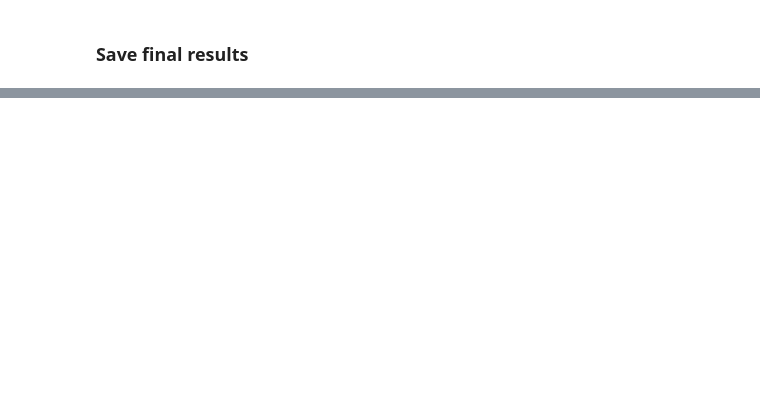
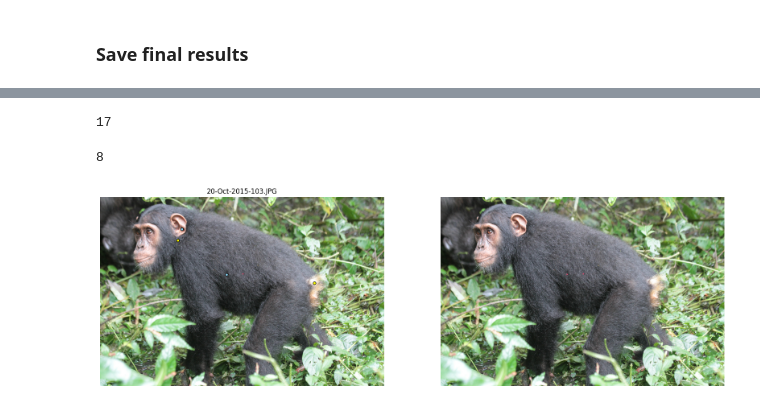
Before and after one commit to jbrandinger/chimpanzee-size-estimation, a Jupyter notebook: final_pipeline.ipynb, the cells around one changed output, grey strips where cells are left out. Cells and saved outputs as stored; diff of their text form; code cells hidden in the pictures; blank space fills up the shorter version.

Commit message:
run pipeline with new laser detection

```diff
--- a/final_pipeline.ipynb
+++ b/final_pipeline.ipynb
@@ -276,0 +349,42 @@ Updated data saved to ../data/perfect.json
+# %%
+len(ims)
+# %% [output]
+17
+# %%
+len(ims_above_50)
+# %% [output]
+8
+# %%
+def draw_dots(points, ax, color):
+    ax.scatter(points[:, 0], points[:, 1], color=color, s=25, edgecolor='black')
+# %%
+idx = 2
+import matplotlib.pyplot as plt
+fig, axs = plt.subplots(1, 2, figsize=(20, 10))
+axs = axs.flatten()
+
+image_name = ims_above_50[idx]
+info = image_data[image_name]
+
+image_path = os.path.join(image_folder, image_name)
+# load image
+img = cv2.imread(image_path)
+img = cv2.cvtColor(img, cv2.COLOR_BGR2RGB)  # Convert BGR to RGB for plotting
+
+# extract coordinates
+laser_points = np.array(info['laser_points'])
+body_points = np.array(info['shoulder_rump'])
+
+# plot image
+axs[0].imshow(img)
+axs[1].imshow(img)
+
+draw_dots(laser_points, axs[0], "skyblue")
+draw_dots(body_points, axs[0], "yellow")
+axs[0].set_title(f"{image_name}")
+axs[0].axis('off')
+axs[1].axis('off')
+
+plt.show()
+# %% [output]
+[figure, added]
```
Also changed, not shown: parts of 16 cells of this notebook.
